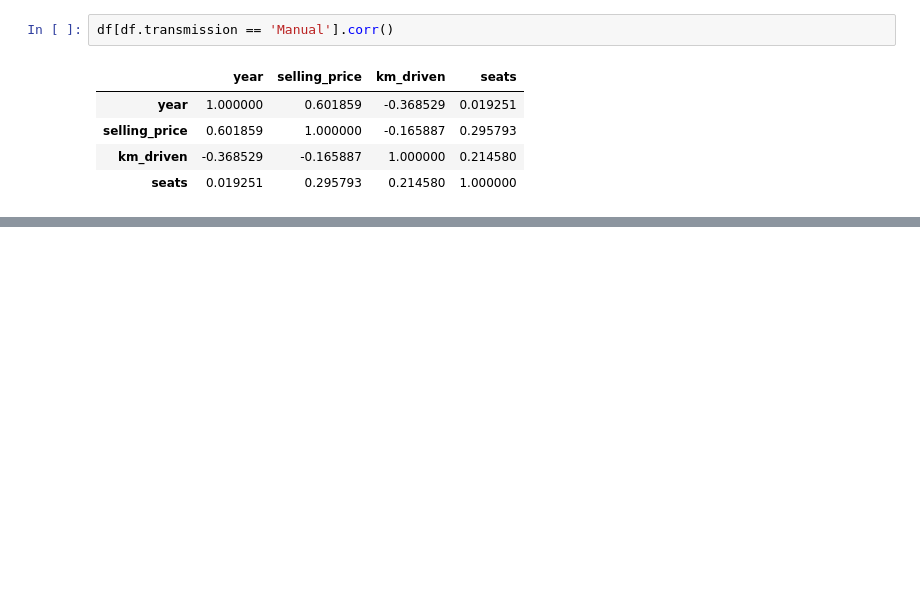
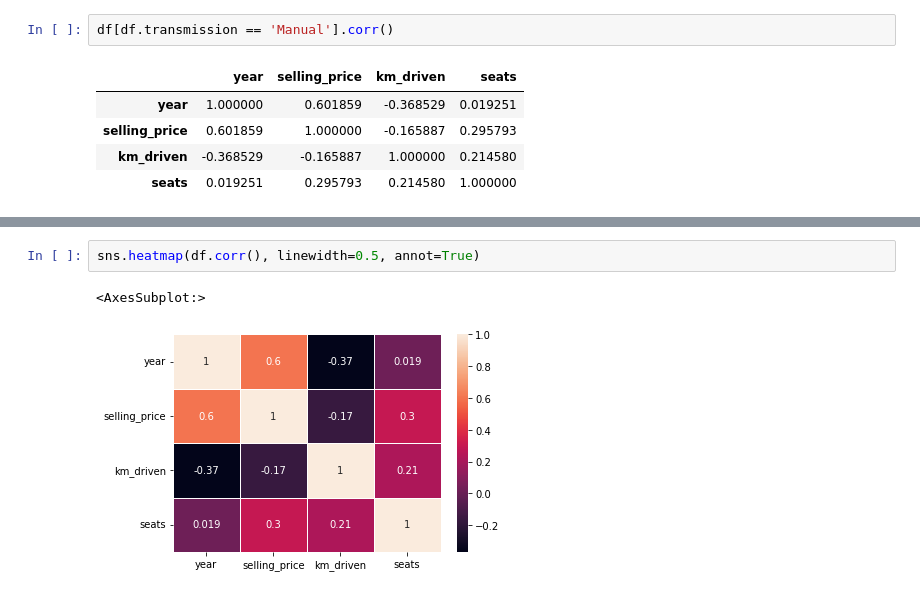
Before and after one commit to robert-daniels/Projects, a Jupyter notebook: DS_240/Final/final_car.ipynb, the cells around one changed output, grey strips where cells are left out. Drawn from its saved outputs; the diff is of its cells as text; blank space fills up the shorter version.

```diff
--- a/DS_240/Final/final_car.ipynb
+++ b/DS_240/Final/final_car.ipynb
@@ -68,0 +76,5 @@ df = df[df.transmission == 'Manual']
+# %%
+sns.heatmap(df.corr(), linewidth=0.5, annot=True)
+# %% [output]
+<AxesSubplot:>
+[figure, added]
```
Also changed, not shown: parts of 7 cells of this notebook.
